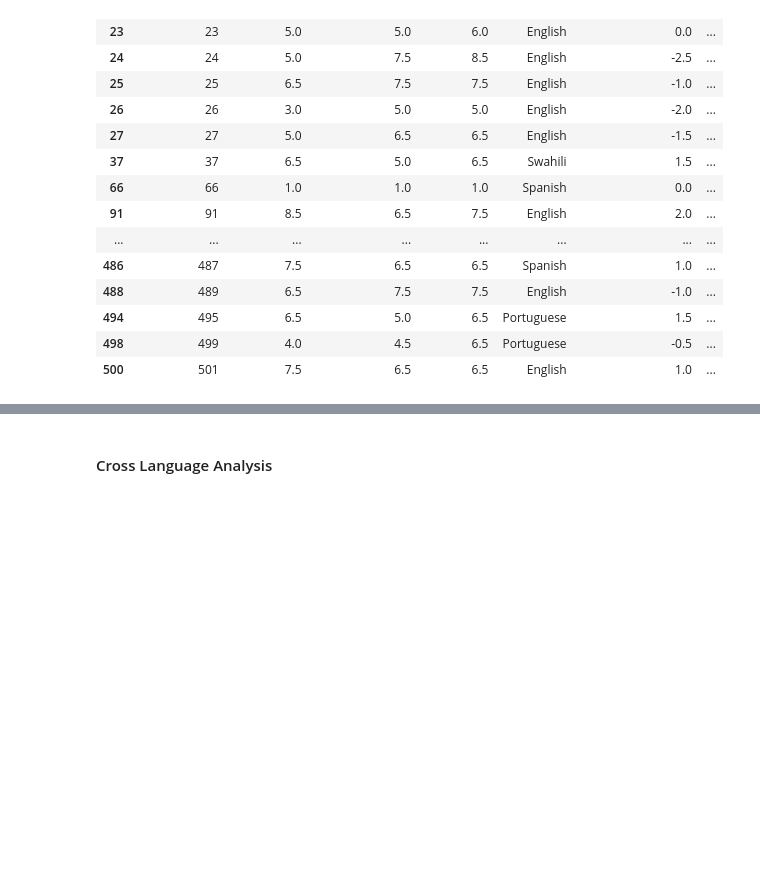
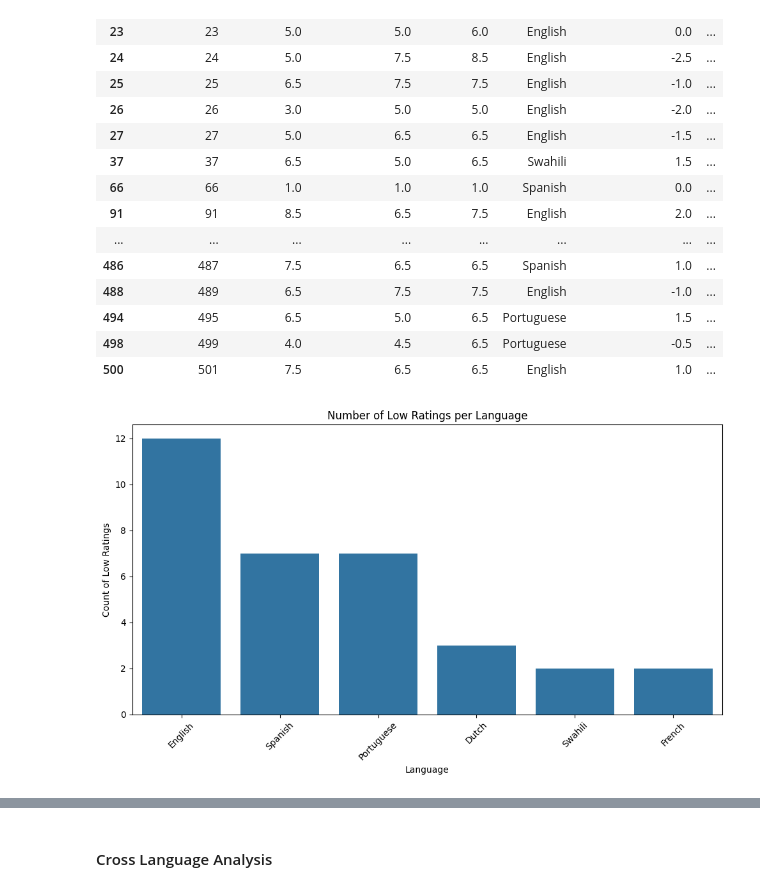
Before and after one commit to wisdom-okwen/chatbot_evaluation, a Jupyter notebook: analysis/analysis.ipynb, the cells around one changed output, grey strips where cells are left out. Drawn from its saved outputs; the diff is of its cells as text; code cells hidden in the pictures; blank space fills up the shorter version.

```diff
--- a/analysis/analysis.ipynb
+++ b/analysis/analysis.ipynb
@@ -168,3 +160,16 @@ low_ratings_df.head(30)
 | 494 | 495 | 6.5 | 5.0 | 6.5 | Portuguese | 1.5 | ... |
 | 498 | 499 | 4.0 | 4.5 | 6.5 | Portuguese | -0.5 | ... |
 | 500 | 501 | 7.5 | 6.5 | 6.5 | English | 1.0 | ... |
+# %%
+lang_counts = low_ratings_df['Language'].value_counts()
+
+plt.figure(figsize=(10, 6))
+sns.barplot(x=lang_counts.index, y=lang_counts.values)
+plt.title('Number of Low Ratings per Language')
+plt.xlabel('Language')
+plt.ylabel('Count of Low Ratings')
+plt.xticks(rotation=45)
+plt.tight_layout()
+plt.show()
+# %% [output]
+[figure, added]
```
Also changed, not shown: parts of 4 cells of this notebook, 1 other file.
